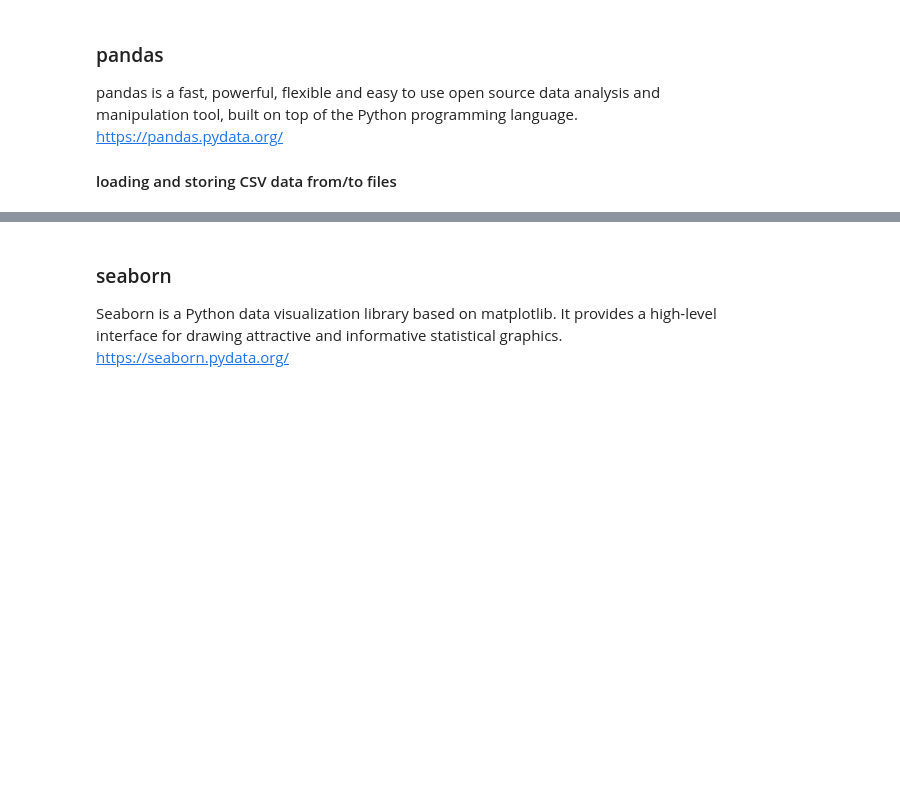
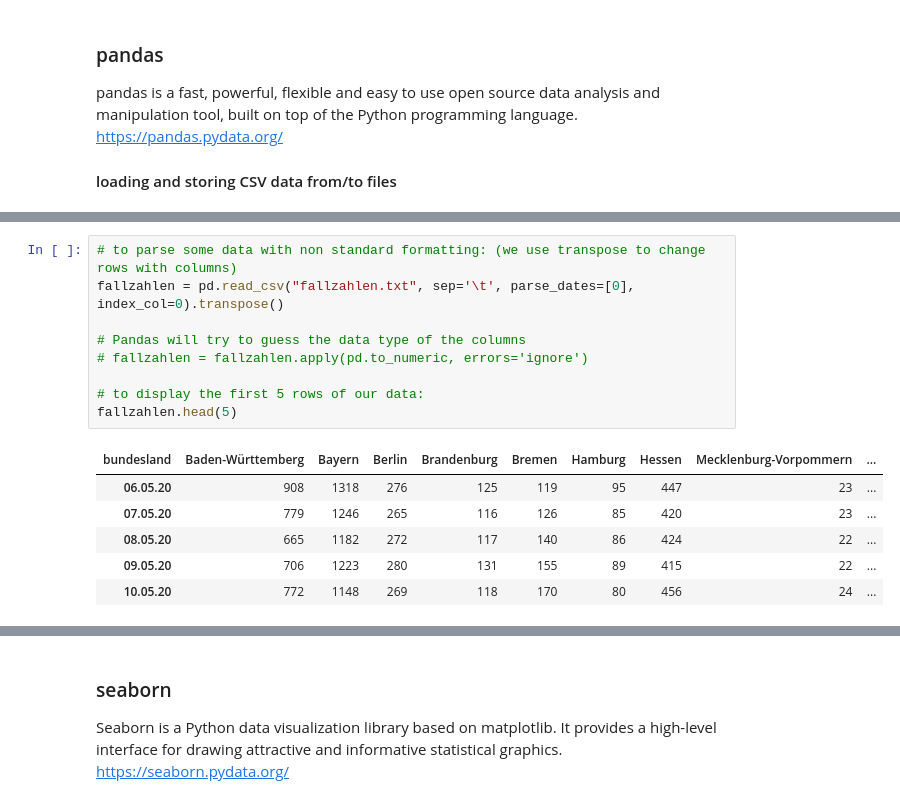
Before and after one commit to ReDI-School/ber-dcp-intro-to-computer-science, a Jupyter notebook: content_2022/6. Python Libraries/6. Intro_to_Python_Libraries.ipynb, the cells around one changed output, grey strips where cells are left out. Saved outputs shown, nothing was run; the diff lists cells and outputs as text; blank space fills up the shorter version.

```diff
--- a/content_2022/6. Python Libraries/6. Intro_to_Python_Libraries.ipynb
+++ b/content_2022/6. Python Libraries/6. Intro_to_Python_Libraries.ipynb
@@ -158,0 +150,16 @@ programmingLanguages[["Hamburg2","Berlin","Bayern"]].plot(rot=45, figsize=(22, 8
+# %%
+# to parse some data with non standard formatting: (we use transpose to change rows with columns)
+fallzahlen = pd.read_csv("fallzahlen.txt", sep='\t', parse_dates=[0], index_col=0).transpose()
+
+# Pandas will try to guess the data type of the columns
+# fallzahlen = fallzahlen.apply(pd.to_numeric, errors='ignore')
+
+# to display the first 5 rows of our data:
+fallzahlen.head(5)
+# %% [output]
+| bundesland | Baden-Württemberg | Bayern | Berlin | Brandenburg | Bremen | Hamburg | Hessen | Mecklenburg-Vorpommern | ... |
+| 06.05.20 | 908 | 1318 | 276 | 125 | 119 | 95 | 447 | 23 | ... |
+| 07.05.20 | 779 | 1246 | 265 | 116 | 126 | 85 | 420 | 23 | ... |
+| 08.05.20 | 665 | 1182 | 272 | 117 | 140 | 86 | 424 | 22 | ... |
+| 09.05.20 | 706 | 1223 | 280 | 131 | 155 | 89 | 415 | 22 | ... |
+| 10.05.20 | 772 | 1148 | 269 | 118 | 170 | 80 | 456 | 24 | ... |
```
Also changed, not shown: parts of 9 cells of this notebook.
